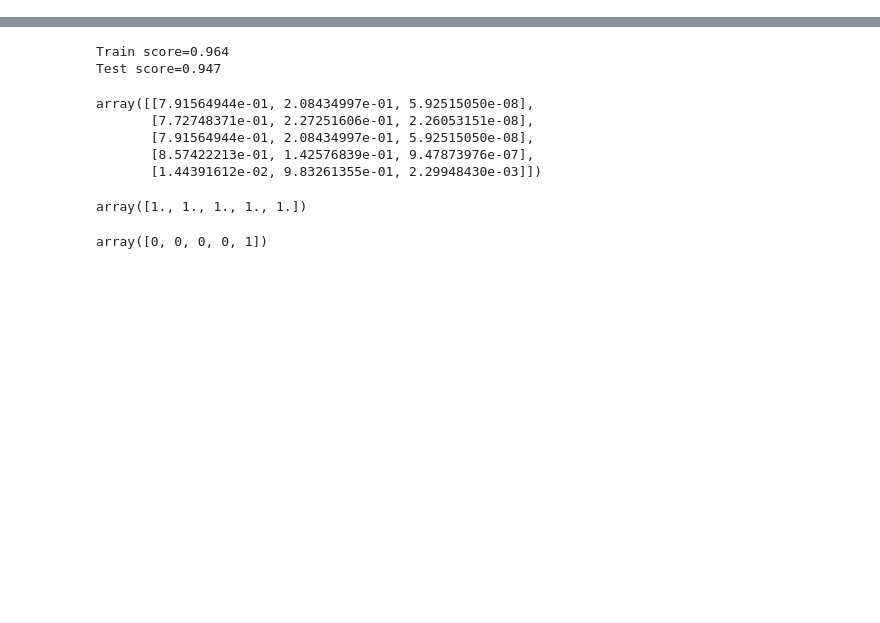
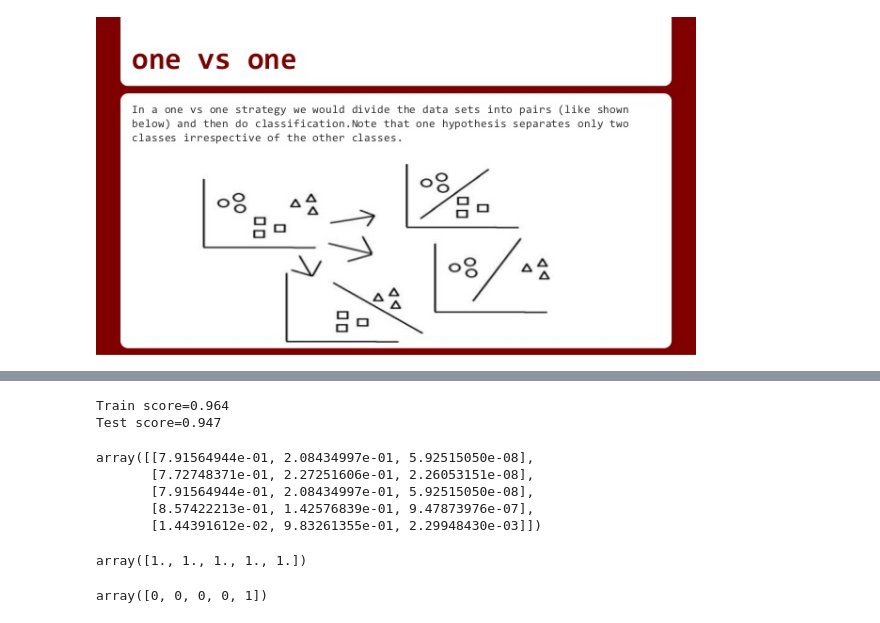
Before and after one commit to d823944/AI-FIP-Training, a Jupyter notebook: Machine Learning/01-4. LogisticRegression_advanced.ipynb, the cells around one changed output, grey strips where cells are left out. Saved outputs shown, nothing was run; the diff lists cells and outputs as text; code cells hidden in the pictures; blank space fills up the shorter version.

```diff
--- a/Machine Learning/01-4. LogisticRegression_advanced.ipynb
+++ b/Machine Learning/01-4. LogisticRegression_advanced.ipynb
@@ -13,3 +18,8 @@ plt.style.use('seaborn-white')
 from my_ml_tools.my_ml_plot import Plot_decision_multi_class
 import warnings
 warnings.simplefilter('ignore')
+# %%
+from IPython.display import Image
+Image(filename = './charts/one-vs-one.jpg', width=600)
+# %% [output]
+[figure, added]
```
Also changed, not shown: parts of 8 cells of this notebook, 1 other file.
